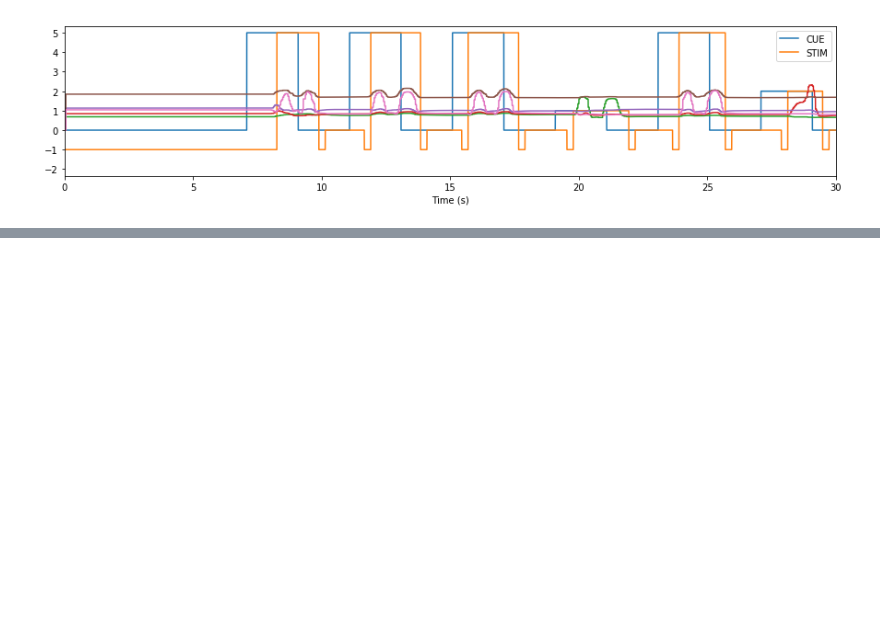
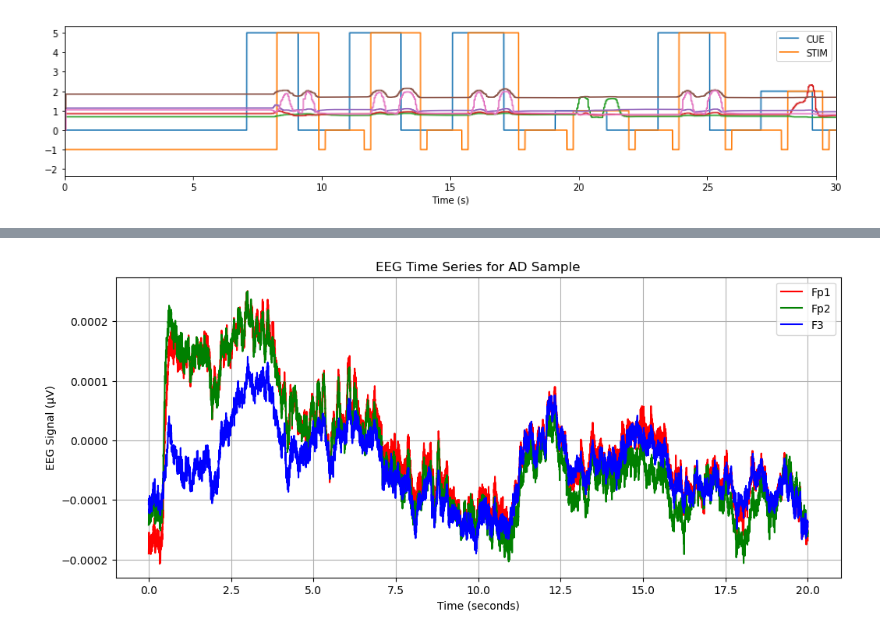
Before and after one commit to hengxu19/COGS118C, a Jupyter notebook: Final_Project_Data/data_curation.ipynb, the cells around one changed output, grey strips where cells are left out. Drawn from its saved outputs; the diff is of its cells as text; code cells hidden in the pictures; blank space fills up the shorter version.

```diff
--- a/Final_Project_Data/data_curation.ipynb
+++ b/Final_Project_Data/data_curation.ipynb
@@ -157,0 +192,24 @@ This dataset provides resting-state EEG recordings from individuals with Alzheim
+# %%
+fs = 500  # Sampling rate (Hz)
+num_samples = AD.shape[1]  # 10000 samples
+
+time = np.linspace(0, num_samples / fs, num_samples)
+
+channels = ['Fp1', 'Fp2', 'F3']
+colors = ['r', 'g', 'b']  # Red, Green, Blue
+
+plt.figure(figsize=(12, 5))
+for i in range(3):
+    plt.plot(time, AD[i, :], label=channels[i], color=colors[i])
+
+# Formatting
+plt.xlabel("Time (seconds)")
+plt.ylabel("EEG Signal (µV)")
+plt.title("EEG Time Series for AD Sample")
+plt.legend()
+plt.grid(True)
+
+# Show plot
+plt.show()
+# %% [output]
+[figure, added]
```
Also changed, not shown: parts of 4 cells of this notebook, 2 other files.
